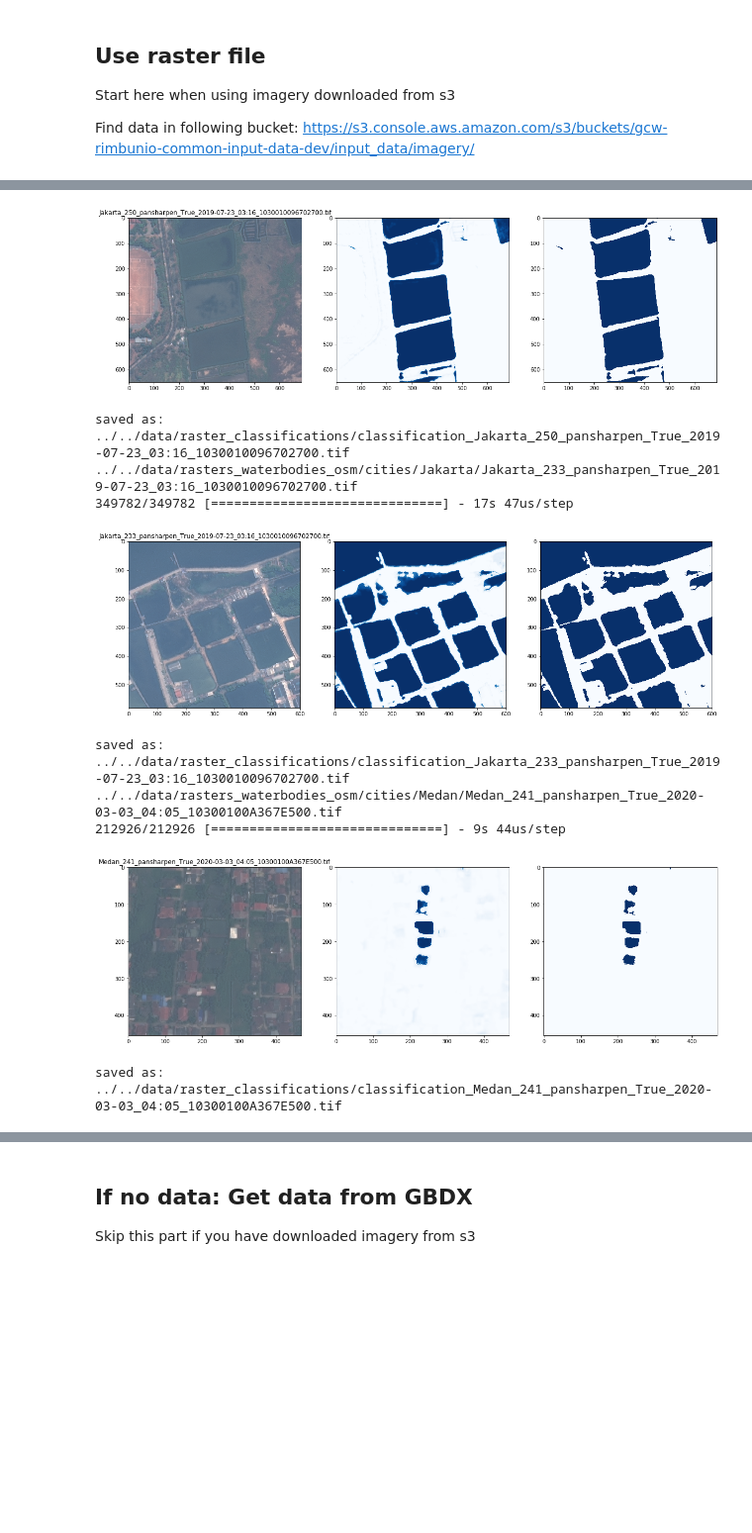
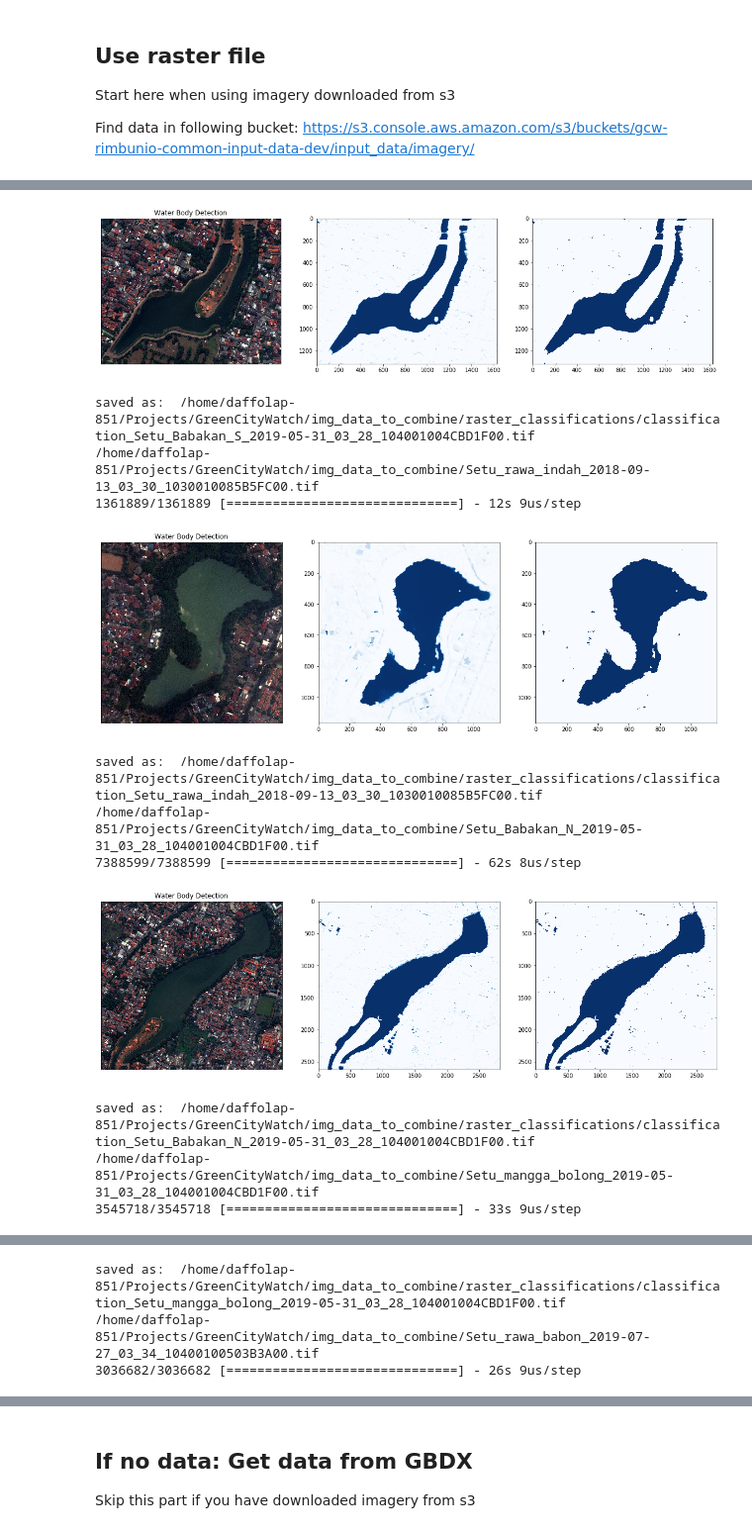
Before and after one commit to krakchris/rimbun.io, a Jupyter notebook: notebooks/FNC_experiment.ipynb, the cells around one changed output, grey strips where cells are left out. Shown at 99% size. Drawn from its saved outputs; the diff is of its cells as text; code cells hidden in the pictures; blank space fills up the shorter version.

```diff
--- a/notebooks/FNC_experiment.ipynb
+++ b/notebooks/FNC_experiment.ipynb
@@ -298,7 +352,7 @@ for (cnt, batch_size) in enumerate(batch_sizes):
 
     # Specify the minimum learning rate, the maximum number of epochs, and the batch size
     min_learning_rate = 0.000001
-    max_epochs = 200
+    max_epochs = 50
 
     # Use reduce learning rate if validation loss plateaus
     reduce_lr = ReduceLROnPlateau(monitor='val_loss',
@@ -308,7 +362,7 @@ for (cnt, batch_size) in enumerate(batch_sizes):
                                   min_lr=min_learning_rate)
 
     # Use checkpointer callback to save the model everytime the validation accuracy increases
-    weights = '../../data/bfalg_models/bfalg_' + 'batchSize_' + str(batch_size) + '_Epoch-{epoch:05d}-Val_acc-{accuracy:.5f}_' + 'weights.hdf5'
+    weights = '/home/daffolap-851/Projects/GreenCityWatch/pixel_based_training_data/bfalg_models/bfalg_' + 'batchSize_' + str(batch_size) + '_Epoch-{epoch:05d}-Val_acc-{accuracy:.5f}_' + 'weights.hdf5'
     checkpointer = ModelCheckpoint(weights,
                                    monitor='accuracy',
                                    verbose=verbose,
@@ -436,7 +480,8 @@ Fontconfig error: "/home/chris/.config/fontconfig/fonts.conf", line 10: Extra co
 from keras.models import load_model
 
 
-path = '../../data/bfalg_models/bfalg_batchSize_200_Epoch-00049-Val_acc-0.93902_weights.hdf5'
+path = '/home/daffolap-851/Projects/GreenCityWatch/pixel_based_training_data/bfalg_models/bfalg_batchSize_200_Epoch-00048-Val_acc-0.95802_weights.hdf5'
+# path = '/home/daffolap-851/Projects/GreenCityWatch/manual_inference_data_and_weights/pre_trained_model_weights/bfalg_batchSize_200_Epoch-00185-Val_acc-0.95145_weights.hdf5'
 model = load_model(path)
 # %%
 from skimage import exposure
@@ -483,17 +528,17 @@ Start here when using imagery downloaded from s3
 Find data in following bucket: https://s3.console.aws.amazon.com/s3/buckets/gcw-rimbunio-common-input-data-dev/input_data/imagery/
 # %%
 # find files in imagery folder
-
+import glob
 name = ''
 save_classification = True
 
-raster_files_path = '../../data/rasters_waterbodies_osm/cities/**/{}*.tif'.format(name)
+raster_files_path = '/home/daffolap-851/Projects/GreenCityWatch/img_data_to_combine/*.tif'
 raster_files = glob.glob(raster_files_path)
 file_path = raster_files[0]
 
 print(len(raster_files))
 print('-------------------------------------')
-pprint(raster_files[0:5])
+print(raster_files[0:5])
 print('-------------------------------------')
 print(file_path)
 # %% [output]
@@ -510,7 +551,7 @@ print(file_path)
 if len(raster_files) == 1:
     sample_size = 1
 else:
-    sample_size = 3
+    sample_size = 5
 # %%
 
 for file_path in np.array(pd.DataFrame(raster_files).sample(sample_size)).flatten():
@@ -592,12 +633,24 @@ for file_path in np.array(pd.DataFrame(raster_files).sample(sample_size)).flatte
 
     ### Plot the input image alongside its corresponding predictions.
     plt.figure(figsize=(20,20))
-    plt.subplot(131);plt.imshow(rgb_from_raster(data, 0.0)); plt.title(filename)
+    ax = plt.subplot(131)
+
+    # Plot CIR image using the raster extent
+# ----------------------------------------------------------------------------------------------------#
+    ep.plot_rgb(
+        data,
+        rgb=(4, 2, 1),
+        stretch=True,
+        ax=ax,
+        str_clip=0.5,
+        title="Water Body Detection",
+    )
     plt.subplot(132);plt.imshow(labels_pred, cmap = 'Blues');
     # plt.colorbar()
     plt.subplot(133);plt.imshow(labels_pred > 0.4, cmap = 'Blues');
     plt.draw()
     plt.show()
+# ------------------------------------------------------------------------------------------------------#
 
     ### save classifications to raster
     labels_pred = labels_pred.astype(float)
@@ -605,7 +658,7 @@ for file_path in np.array(pd.DataFrame(raster_files).sample(sample_size)).flatte
     array_classification = labels_pred > thresh
     array_classification = array_classification.astype(float)
 
-    classification_filename = '../../data/raster_classifications/classification_' + filename
+    classification_filename = '/home/daffolap-851/Projects/GreenCityWatch/img_data_to_combine/raster_classifications/classification_' + filename
 
 
     if save_classification:
@@ -630,10 +683,12 @@ for file_path in np.array(pd.DataFrame(raster_files).sample(sample_size)).flatte
-[figure, old version]
+[figure, new version]
-saved as:  ../../data/raster_classifications/classification_Jakarta_250_pansharpen_True_2019-07-23_03:16_1030010096702700.tif
-../../data/rasters_waterbodies_osm/cities/Jakarta/Jakarta_233_pansharpen_True_2019-07-23_03:16_1030010096702700.tif
-349782/349782 [==============================] - 17s 47us/step
+saved as:  /home/daffolap-851/Projects/GreenCityWatch/img_data_to_combine/raster_classifications/classification_Setu_Babakan_S_2019-05-31_03_28_104001004CBD1F00.tif
+/home/daffolap-851/Projects/GreenCityWatch/img_data_to_combine/Setu_rawa_indah_2018-09-13_03_30_1030010085B5FC00.tif
+1361889/1361889 [==============================] - 12s 9us/step
-[figure, old version]
+[figure, new version]
-saved as:  ../../data/raster_classifications/classification_Jakarta_233_pansharpen_True_2019-07-23_03:16_1030010096702700.tif
-../../data/rasters_waterbodies_osm/cities/Medan/Medan_241_pansharpen_True_2020-03-03_04:05_10300100A367E500.tif
-212926/212926 [==============================] - 9s 44us/step
+saved as:  /home/daffolap-851/Projects/GreenCityWatch/img_data_to_combine/raster_classifications/classification_Setu_rawa_indah_2018-09-13_03_30_1030010085B5FC00.tif
+/home/daffolap-851/Projects/GreenCityWatch/img_data_to_combine/Setu_Babakan_N_2019-05-31_03_28_104001004CBD1F00.tif
+7388599/7388599 [==============================] - 62s 8us/step
-[figure, old version]
+[figure, new version]
-saved as:  ../../data/raster_classifications/classification_Medan_241_pansharpen_True_2020-03-03_04:05_10300100A367E500.tif
+saved as:  /home/daffolap-851/Projects/GreenCityWatch/img_data_to_combine/raster_classifications/classification_Setu_Babakan_N_2019-05-31_03_28_104001004CBD1F00.tif
+/home/daffolap-851/Projects/GreenCityWatch/img_data_to_combine/Setu_mangga_bolong_2019-05-31_03_28_104001004CBD1F00.tif
+3545718/3545718 [==============================] - 33s 9us/step
@@ -639,0 +696,3 @@ saved as:  ../../data/raster_classifications/classification_Medan_241_pansharpen
+saved as:  /home/daffolap-851/Projects/GreenCityWatch/img_data_to_combine/raster_classifications/classification_Setu_mangga_bolong_2019-05-31_03_28_104001004CBD1F00.tif
+/home/daffolap-851/Projects/GreenCityWatch/img_data_to_combine/Setu_rawa_babon_2019-07-27_03_34_10400100503B3A00.tif
+3036682/3036682 [==============================] - 26s 9us/step
```
Also changed, not shown: parts of 25 cells of this notebook.
